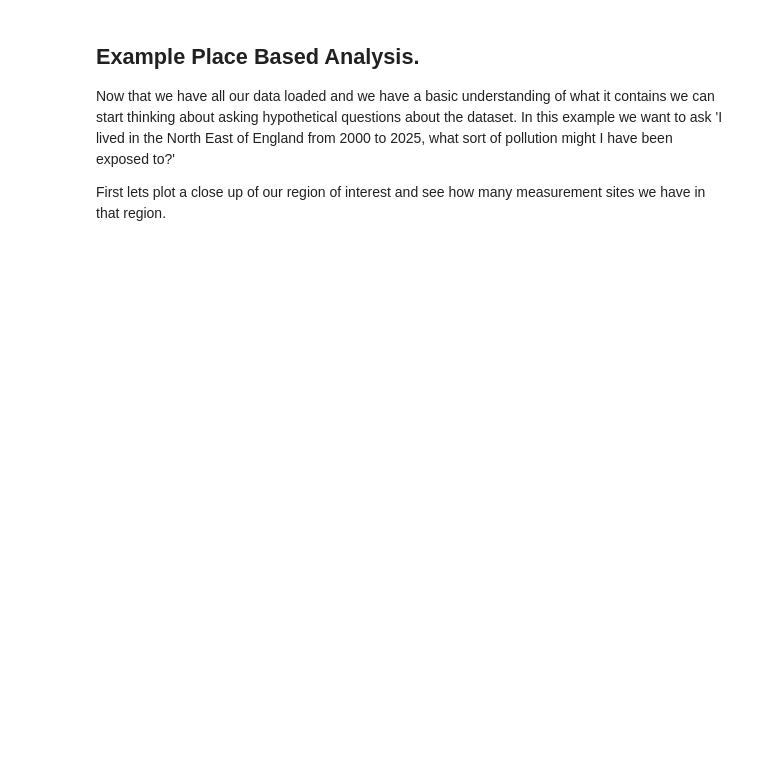
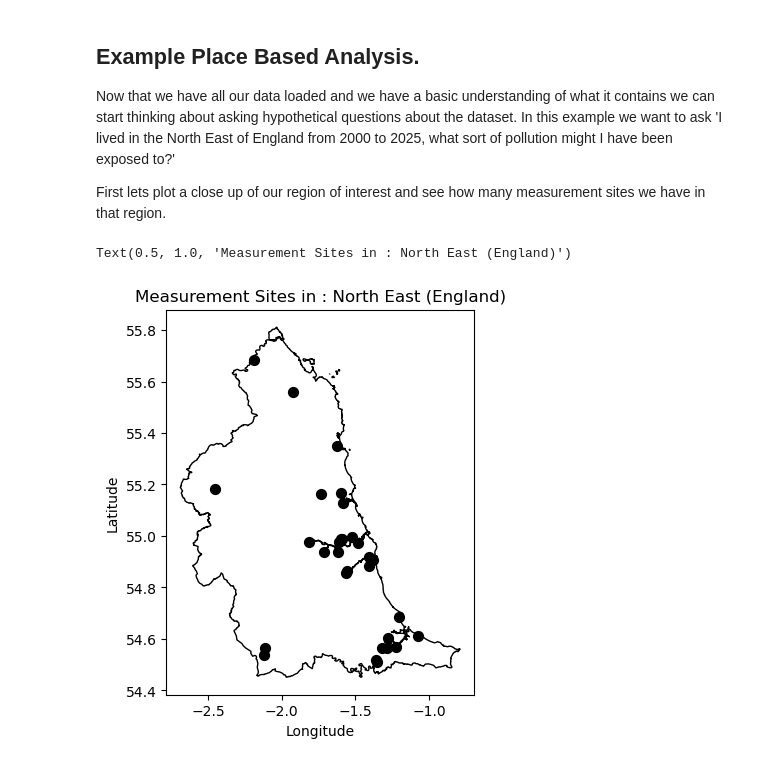
Before and after one commit to NERC-CEH/ds-toolbox-notebook-EEX-placebased-exposure, a Jupyter notebook: EEX-placebased-exposure.ipynb, the cells around one changed output. Cells and saved outputs as stored; diff of their text form; code cells hidden in the pictures; blank space fills up the shorter version.

```diff
--- a/EEX-placebased-exposure.ipynb
+++ b/EEX-placebased-exposure.ipynb
@@ -164,0 +155,23 @@ NUTS_plt = gv.Polygons(NUTS_gdf, vdims=['nuts118cd','nuts118nm']).opts(color='bl
+# %%
+fig_NE, ax_NE = plt.subplots(figsize=(7, 5))
+
+Sites_in_NE = Sites_info_gdf[['Site_ID', 'geometry']].loc[Sites_info_gdf.geometry.within(NUTS_gdf.geometry.iloc[0])]
+
+#Polygon.
+NUTS_gdf.iloc[[0]].plot(ax=ax_NE, facecolor='none', edgecolor='black')
+
+#Filter the sites by just the current region.
+#curr_rgn_sites = Sites_info_gdf.copy().loc[Sites_info_gdf.geometry.within(NUTS_gdf.iloc[[0]]['geometry'])]
+
+# Overlay all points - dont distinguish by catetory.
+ax_NE.scatter(Sites_in_NE.geometry.x,Sites_in_NE.geometry.y, s=50, color='black')
+
+# Add labels and legend
+ax_NE.set_xlabel('Longitude')
+ax_NE.set_ylabel('Latitude')
+
+#Set the title.
+ax_NE.set_title('Measurement Sites in : ' + NUTS_gdf['nuts118nm'].iloc[0])
+# %% [output]
+Text(0.5, 1.0, 'Measurement Sites in : North East (England)')
+[figure, added]
```
Also changed, not shown: parts of 17 cells of this notebook.
